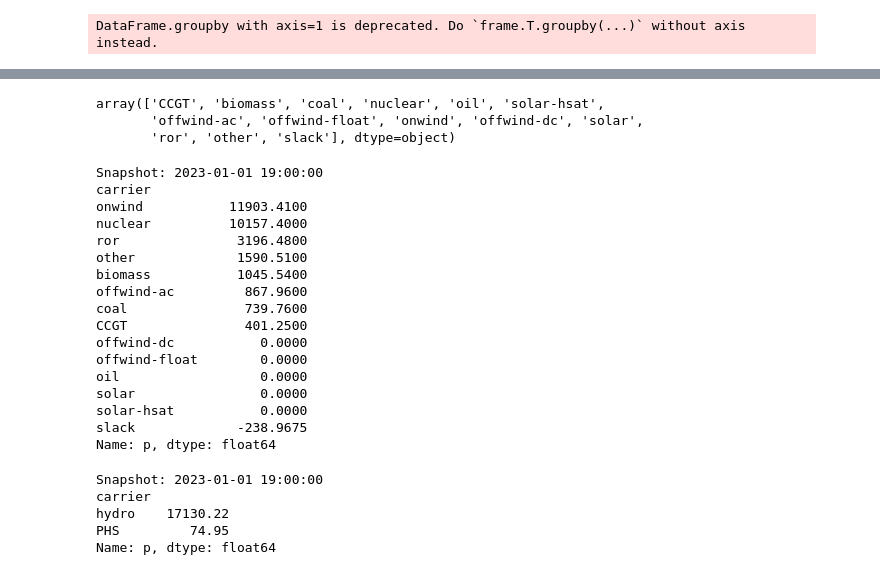
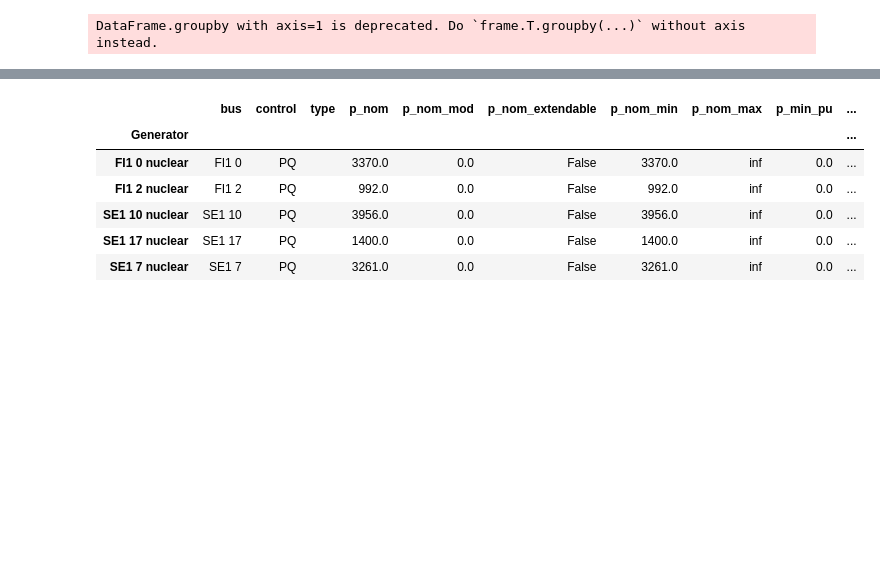
Before and after one commit to Pumpekraftverk/FM4017-Project, a Jupyter notebook: workflow.ipynb, the cells around one changed output, grey strips where cells are left out. Drawn from its saved outputs; the diff is of its cells as text; code cells hidden in the pictures; blank space fills up the shorter version.

```diff
--- a/workflow.ipynb
+++ b/workflow.ipynb
@@ -1004,68 +1056,10 @@ DataFrame.groupby with axis=1 is deprecated. Do `frame.T.groupby(...)` without a
 # %%
-n.generators["carrier"].unique()
+n.generators[n.generators["carrier"] == "nuclear"]
 # %% [output]
-array(['CCGT', 'biomass', 'coal', 'nuclear', 'oil', 'solar-hsat',
-       'offwind-ac', 'offwind-float', 'onwind', 'offwind-dc', 'solar',
-       'ror', 'other', 'slack'], dtype=object)
+|  | bus | control | type | p_nom | p_nom_mod | p_nom_extendable | p_nom_min | p_nom_max | p_min_pu | ... |
+| Generator |  |  |  |  |  |  |  |  |  | ... |
+| FI1 0 nuclear | FI1 0 | PQ |  | 3370.0 | 0.0 | False | 3370.0 | inf | 0.0 | ... |
+| FI1 2 nuclear | FI1 2 | PQ |  | 992.0 | 0.0 | False | 992.0 | inf | 0.0 | ... |
+| SE1 10 nuclear | SE1 10 | PQ |  | 3956.0 | 0.0 | False | 3956.0 | inf | 0.0 | ... |
+| SE1 17 nuclear | SE1 17 | PQ |  | 1400.0 | 0.0 | False | 1400.0 | inf | 0.0 | ... |
+| SE1 7 nuclear | SE1 7 | PQ |  | 3261.0 | 0.0 | False | 3261.0 | inf | 0.0 | ... |
-# %%
-import pandas as pd
-
-# Select the first snapshot
-snap = n.snapshots[19]
-
-# Get generator power at that snapshot
-p_now = n.generators_t.p.loc[snap]
-
-# Combine with generator metadata (carriers)
-df = pd.DataFrame({
-    "carrier": n.generators.carrier,
-    "p": p_now
-})
-
-# Sum by carrier
-carrier_sum = df.groupby("carrier")["p"].sum().sort_values(ascending=False)
-
-print(f"Snapshot: {snap}")
-print(carrier_sum)
-# %% [output]
-Snapshot: 2023-01-01 19:00:00
-carrier
-onwind           11903.4100
-nuclear          10157.4000
-ror               3196.4800
-other             1590.5100
-biomass           1045.5400
-offwind-ac         867.9600
-coal               739.7600
-CCGT               401.2500
-offwind-dc           0.0000
-offwind-float        0.0000
-oil                  0.0000
-solar                0.0000
-solar-hsat           0.0000
-slack             -238.9675
-Name: p, dtype: float64
-# %%
-# Select the first snapshot
-snap = n.snapshots[19]
-
-# Get generator power at that snapshot
-p_now = n.storage_units_t.p.loc[snap]
-
-# Combine with generator metadata (carriers)
-df = pd.DataFrame({
-    "carrier": n.storage_units.carrier,
-    "p": p_now
-})
-
-# Sum by carrier
-carrier_sum = df.groupby("carrier")["p"].sum().sort_values(ascending=False)
-
-print(f"Snapshot: {snap}")
-print(carrier_sum)
-# %% [output]
-Snapshot: 2023-01-01 19:00:00
-carrier
-hydro    17130.22
-PHS         74.95
-Name: p, dtype: float64
```
Also changed, not shown: parts of 32 cells of this notebook, 9 other files.
